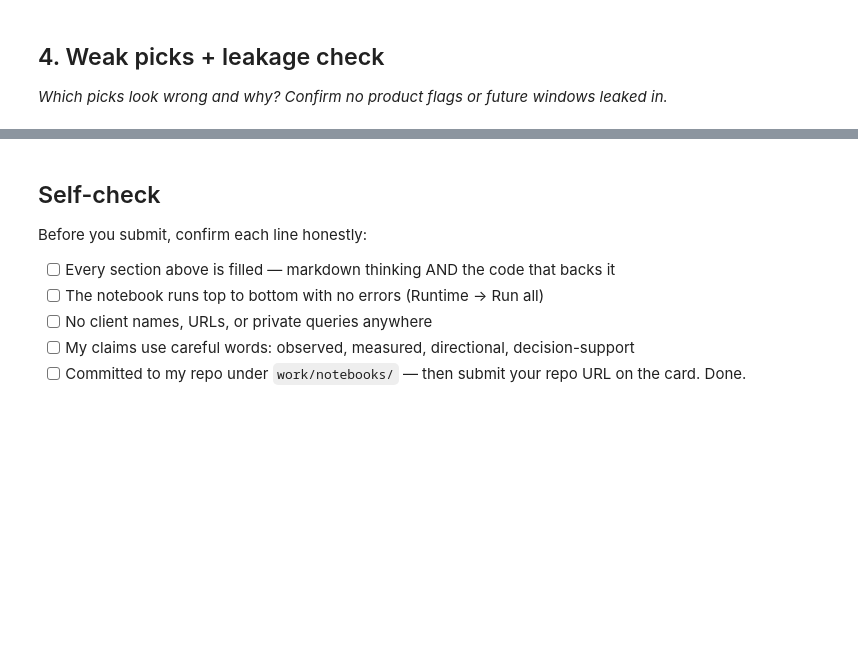
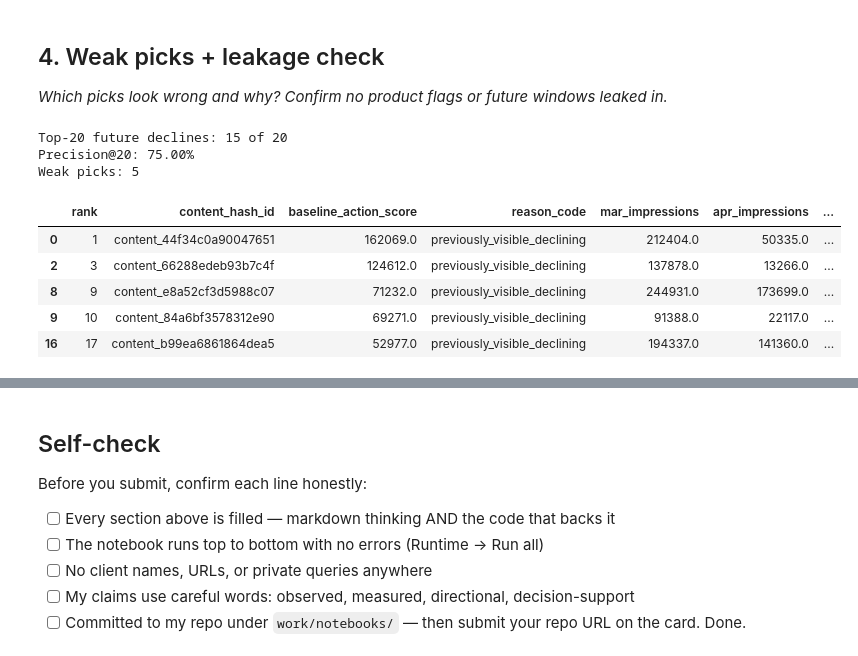
Before and after one commit to bsiddan25/Flyrankproject, a Jupyter notebook: work/notebooks/w04_baseline_score.ipynb, the cells around one changed output, grey strips where cells are left out. Saved outputs shown, nothing was run; the diff lists cells and outputs as text; code cells hidden in the pictures; blank space fills up the shorter version.

```diff
--- a/work/notebooks/w04_baseline_score.ipynb
+++ b/work/notebooks/w04_baseline_score.ipynb
@@ -371,3 +548,56 @@ Signal 2 - Recent Impression momentum: Confirmed. Pages whose impressions fell b
 ## 4. Weak picks + leakage check
 
 *Which picks look wrong and why? Confirm no product flags or future windows leaked in.*
+# %%
+# Re-create the top 20 internally for validation.
+# May fields are allowed here because the pages have already been scored
+# and ranked using only March-April information.
+top20_evaluation = (
+    queue[
+        queue["action_label"] == "review_for_refresh"
+    ]
+    .head(20)
+    .copy()
+)
+
+# A weak pick is a selected page that did not meet our
+# future-decline definition in May.
+weak_picks = top20_evaluation[
+    top20_evaluation["future_decline"] == 0
+].copy()
+
+precision_at_20 = (
+    top20_evaluation["future_decline"].mean()
+)
+
+print(f"Top-20 future declines: {top20_evaluation['future_decline'].sum()} of 20")
+print(f"Precision@20: {precision_at_20:.2%}")
+print(f"Weak picks: {len(weak_picks)}")
+# %% [output]
+Top-20 future declines: 15 of 20
+Precision@20: 75.00%
+Weak picks: 5
+# %%
+weak_pick_columns = [
+    "rank",
+    "content_hash_id",
+    "baseline_action_score",
+    "reason_code",
+    "mar_impressions",
+    "apr_impressions",
+    "may_impressions",
+    "recent_change_pct",
+    "future_change_pct",
+    "content_type",
+    "days_since_last_update",
+    "word_count",
+]
+
+weak_picks[weak_pick_columns]
+# %% [output]
+|  | rank | content_hash_id | baseline_action_score | reason_code | mar_impressions | apr_impressions | ... |
+| 0 | 1 | content_44f34c0a90047651 | 162069.0 | previously_visible_declining | 212404.0 | 50335.0 | ... |
+| 2 | 3 | content_66288edeb93b7c4f | 124612.0 | previously_visible_declining | 137878.0 | 13266.0 | ... |
+| 8 | 9 | content_e8a52cf3d5988c07 | 71232.0 | previously_visible_declining | 244931.0 | 173699.0 | ... |
+| 9 | 10 | content_84a6bf3578312e90 | 69271.0 | previously_visible_declining | 91388.0 | 22117.0 | ... |
+| 16 | 17 | content_b99ea6861864dea5 | 52977.0 | previously_visible_declining | 194337.0 | 141360.0 | ... |
```
Also changed, not shown: parts of 6 cells of this notebook.
